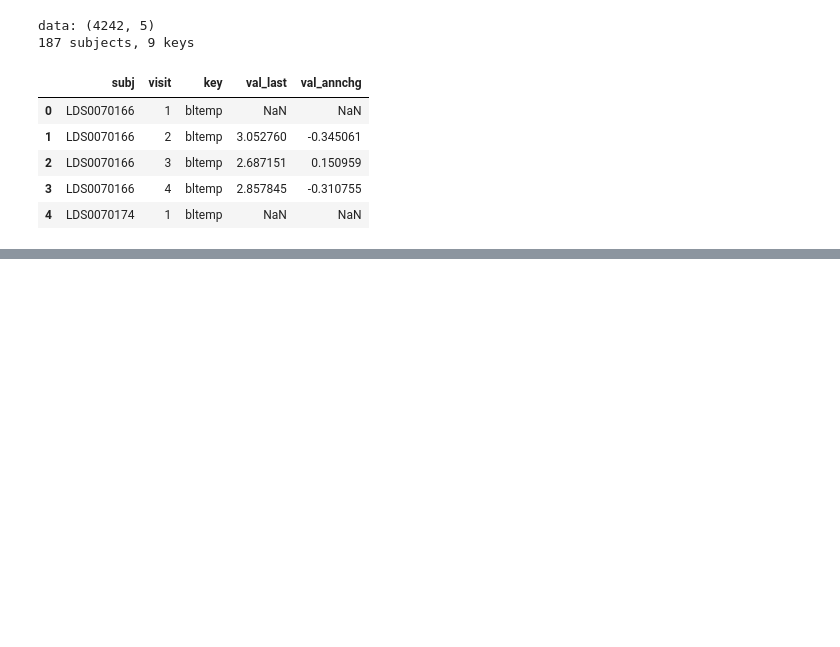
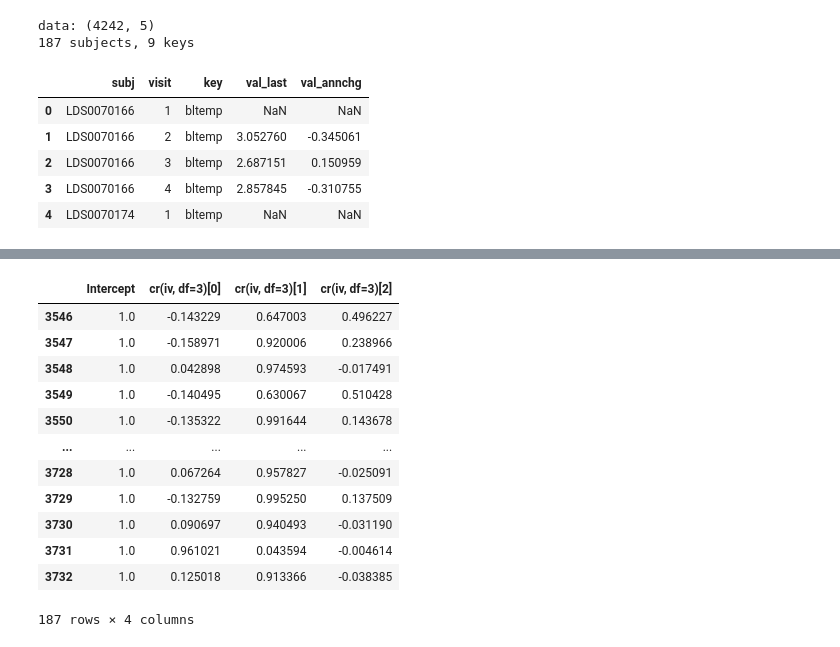
Before and after one commit to dschonhaut/leads_tau_spread, a Jupyter notebook: trails.ipynb, the cells around one changed output, grey strips where cells are left out. Saved outputs shown, nothing was run; the diff lists cells and outputs as text; code cells hidden in the pictures; blank space fills up the shorter version.

```diff
--- a/trails.ipynb
+++ b/trails.ipynb
@@ -443,0 +745,16 @@ class Trails(object):
+# %%
+patsy.dmatrix("cr(iv,df = 5)", {"iv": df["icpt"]}, return_type="dataframe")
+# %% [output]
+|  | Intercept | cr(iv, df=3)[0] | cr(iv, df=3)[1] | cr(iv, df=3)[2] |
+| 3546 | 1.0 | -0.143229 | 0.647003 | 0.496227 |
+| 3547 | 1.0 | -0.158971 | 0.920006 | 0.238966 |
+| 3548 | 1.0 | 0.042898 | 0.974593 | -0.017491 |
+| 3549 | 1.0 | -0.140495 | 0.630067 | 0.510428 |
+| 3550 | 1.0 | -0.135322 | 0.991644 | 0.143678 |
+| ... | ... | ... | ... | ... |
+| 3728 | 1.0 | 0.067264 | 0.957827 | -0.025091 |
+| 3729 | 1.0 | -0.132759 | 0.995250 | 0.137509 |
+| 3730 | 1.0 | 0.090697 | 0.940493 | -0.031190 |
+| 3731 | 1.0 | 0.961021 | 0.043594 | -0.004614 |
+| 3732 | 1.0 | 0.125018 | 0.913366 | -0.038385 |
+187 rows × 4 columns
```
Also changed, not shown: parts of 48 cells of this notebook, 1 other file.
